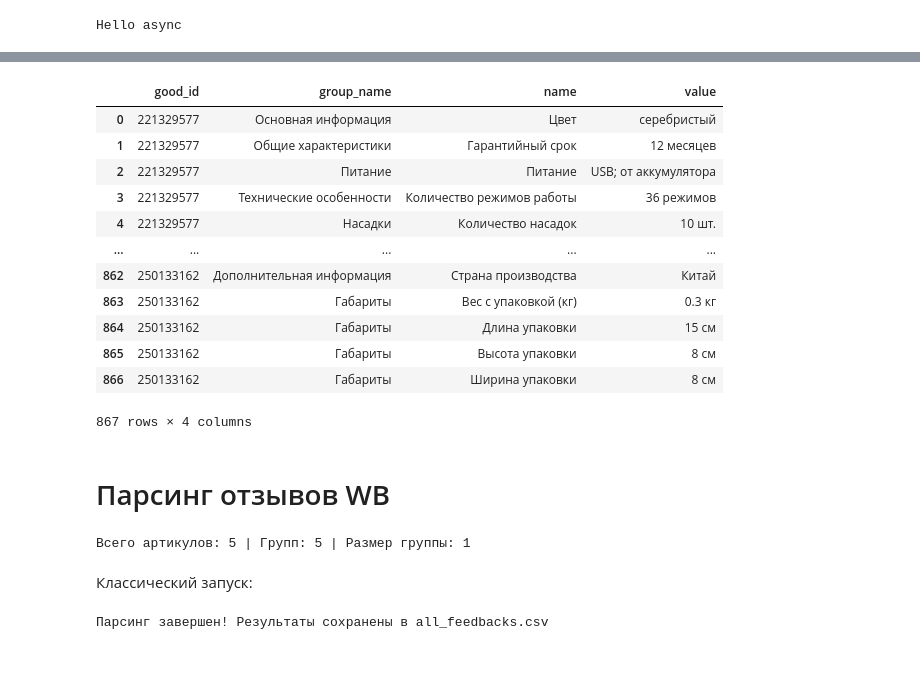
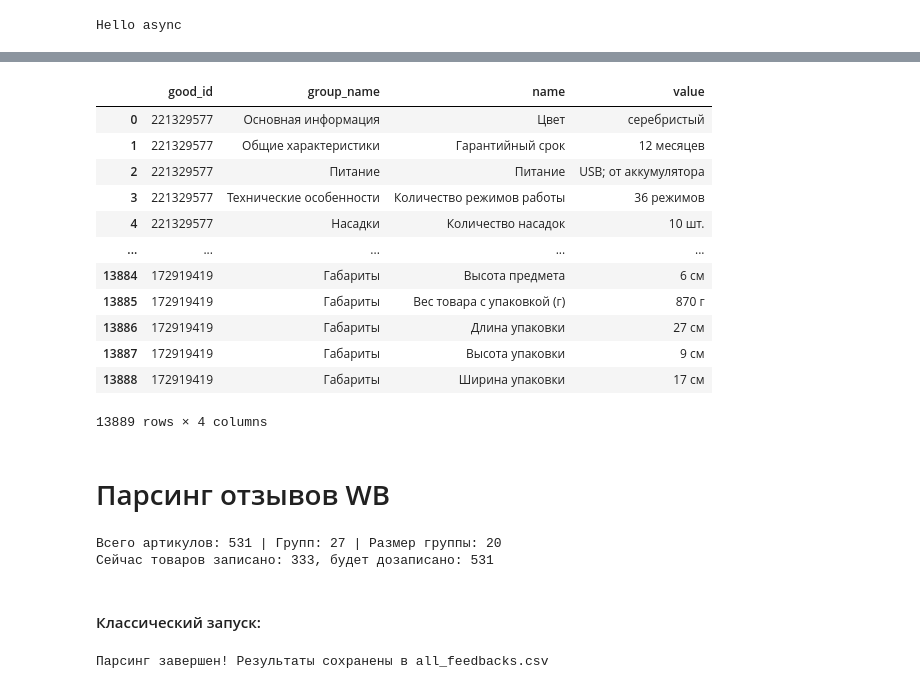
Before and after one commit to nekitmilk/ElectroPunk, a Jupyter notebook: src/notebooks/analisys.ipynb, the cells around one changed output, grey strips where cells are left out. Saved outputs shown, nothing was run; the diff lists cells and outputs as text; code cells hidden in the pictures; blank space fills up the shorter version.

```diff
--- a/src/notebooks/analisys.ipynb
+++ b/src/notebooks/analisys.ipynb
@@ -115,21 +115,32 @@ def batch_parse_details(product_ids, main_details_file, other_specs_file):
     finally:
         logging.info(f"Драйвер для группы завершил работу")
 # %%
-df_id = pd.read_csv("../data/cleared_wb_products.csv")
-df_id = df_id["id"].to_list()[:50]
+df = pd.read_csv(f"{RAW_DIRECTORY}{WB_CLEARED_PRODUCTS_FILE}")
+df_id_total = df["id"].to_list()
 
-MAIN_DETAILS_FILE = "main_details.csv"
-SPECS_FILE = "specs_details.csv"
+df_id = []
 
-for f in [MAIN_DETAILS_FILE, SPECS_FILE]:
-    if os.path.exists(f):
-        os.remove(f)
+MAIN_DETAILS_FILE = f"{RAW_DIRECTORY}{WB_MAIN_DETAILS_FILE}"
+SPECS_FILE = f"{RAW_DIRECTORY}{WB_OTHER_DETAILS_FILE}"
+
+# for f in [MAIN_DETAILS_FILE, SPECS_FILE]:
+#     if os.path.exists(f):
+#         os.remove(f)
+current_ids = tuple()
+if os.path.exists(MAIN_DETAILS_FILE):
+    current_ids = tuple(pd.read_csv(MAIN_DETAILS_FILE)['id'].to_list())
+    for id in df_id_total:
+        if id not in current_ids:
+            df_id.append(id)
+else:
+    df_id = df_id_total
 
 # Настройки потоков
 NUM_THREADS = 5  # Количество одновременно работающих драйверов
-BATCH_SIZE = 10   # Количество артикулов на один драйвер
+BATCH_SIZE = 20   # Количество артикулов на один драйвер
 
 # Разбиваем артикулы на группы
 batches = [df_id[i:i + BATCH_SIZE] for i in range(0, len(df_id), BATCH_SIZE)]
 print(f"Всего артикулов: {len(df_id)} | Групп: {len(batches)} | Размер группы: {BATCH_SIZE}")
+print(f"Сейчас товаров записано: {len(current_ids)}, будет дозаписано: {len(df_id)}")
 # %% [output]
@@ -210,17 +245,17 @@ merged_main_df.to_csv("../data/details_cleared_wb_products.csv", index=False)
 # %%
-final_specs_df = pd.read_csv("specs_details.csv")
+final_specs_df = pd.read_csv(f"{RAW_DIRECTORY}{WB_OTHER_DETAILS_FILE}")
 final_specs_df
 # %% [output]
 |  | good_id | group_name | name | value |
 | 0 | 221329577 | Основная информация | Цвет | серебристый |
 | 1 | 221329577 | Общие характеристики | Гарантийный срок | 12 месяцев |
 | 2 | 221329577 | Питание | Питание | USB; от аккумулятора |
 | 3 | 221329577 | Технические особенности | Количество режимов работы | 36 режимов |
 | 4 | 221329577 | Насадки | Количество насадок | 10 шт. |
 | ... | ... | ... | ... | ... |
-| 862 | 250133162 | Дополнительная информация | Страна производства | Китай |
-| 863 | 250133162 | Габариты | Вес с упаковкой (кг) | 0.3 кг |
-| 864 | 250133162 | Габариты | Длина упаковки | 15 см |
-| 865 | 250133162 | Габариты | Высота упаковки | 8 см |
-| 866 | 250133162 | Габариты | Ширина упаковки | 8 см |
+| 13884 | 172919419 | Габариты | Высота предмета | 6 см |
+| 13885 | 172919419 | Габариты | Вес товара с упаковкой (г) | 870 г |
+| 13886 | 172919419 | Габариты | Длина упаковки | 27 см |
+| 13887 | 172919419 | Габариты | Высота упаковки | 9 см |
+| 13888 | 172919419 | Габариты | Ширина упаковки | 17 см |
-867 rows × 4 columns
+13889 rows × 4 columns
@@ -259,25 +292,35 @@ def process_product_batch(product_ids, output_file):
     finally:
         logging.info(f"Драйвер для группы завершил работу")
 # %%
-df_id = pd.read_csv("../data/cleared_wb_products.csv")
-df_id = df_id["id"].to_list()[:5]
+df = pd.read_csv(f"{RAW_DIRECTORY}{WB_CLEARED_PRODUCTS_FILE}")
+df_id_total = df["id"].to_list()
 
-OUTPUT_FILE = "all_feedbacks.csv"
+df_id = []
 
-if os.path.exists(OUTPUT_FILE):
-        os.remove(OUTPUT_FILE)
+OUTPUT_FILE = f"{RAW_DIRECTORY}{WB_FEEDBACKS_FILE}"
+
+current_ids = tuple()
+if os.path.exists(f"{RAW_DIRECTORY}{OUTPUT_FILE}"):
+        current_ids = tuple(pd.read_csv(f"{RAW_DIRECTORY}{OUTPUT_FILE}")['product_id'].unique().tolist())
+        for id in df_id_total:
+                if id not in current_ids:
+                        df_id.append(id)
+else:
+        df_id = df_id_total
 
 # Настройки потоков
 NUM_THREADS = 5  # Количество одновременно работающих драйверов
-BATCH_SIZE = 1   # Количество артикулов на один драйвер
+BATCH_SIZE = 20   # Количество артикулов на один драйвер
 
 # Разбиваем артикулы на группы
 batches = [df_id[i:i + BATCH_SIZE] for i in range(0, len(df_id), BATCH_SIZE)]
 print(f"Всего артикулов: {len(df_id)} | Групп: {len(batches)} | Размер группы: {BATCH_SIZE}")
+print(f"Сейчас товаров записано: {len(current_ids)}, будет дозаписано: {len(df_id)}")
 # %% [output]
-Всего артикулов: 5 | Групп: 5 | Размер группы: 1
+Всего артикулов: 531 | Групп: 27 | Размер группы: 20
+Сейчас товаров записано: 333, будет дозаписано: 531
 # %% [markdown]
-Классический запуск:
+#### Классический запуск:
 # %%
 # Запускаем обработку группами
 with ThreadPoolExecutor(max_workers=NUM_THREADS) as executor:
```
Also changed, not shown: parts of 19 cells of this notebook, 27 other files.
